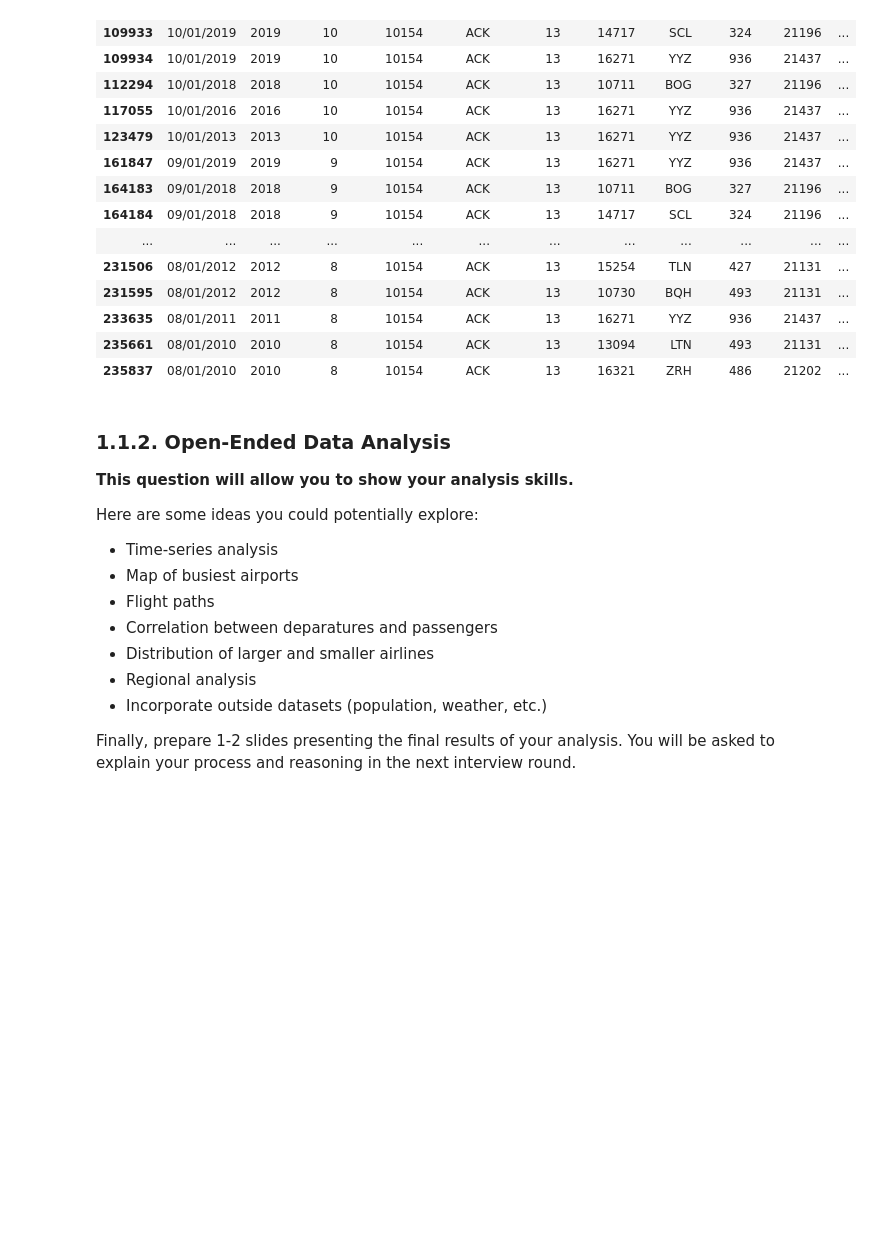
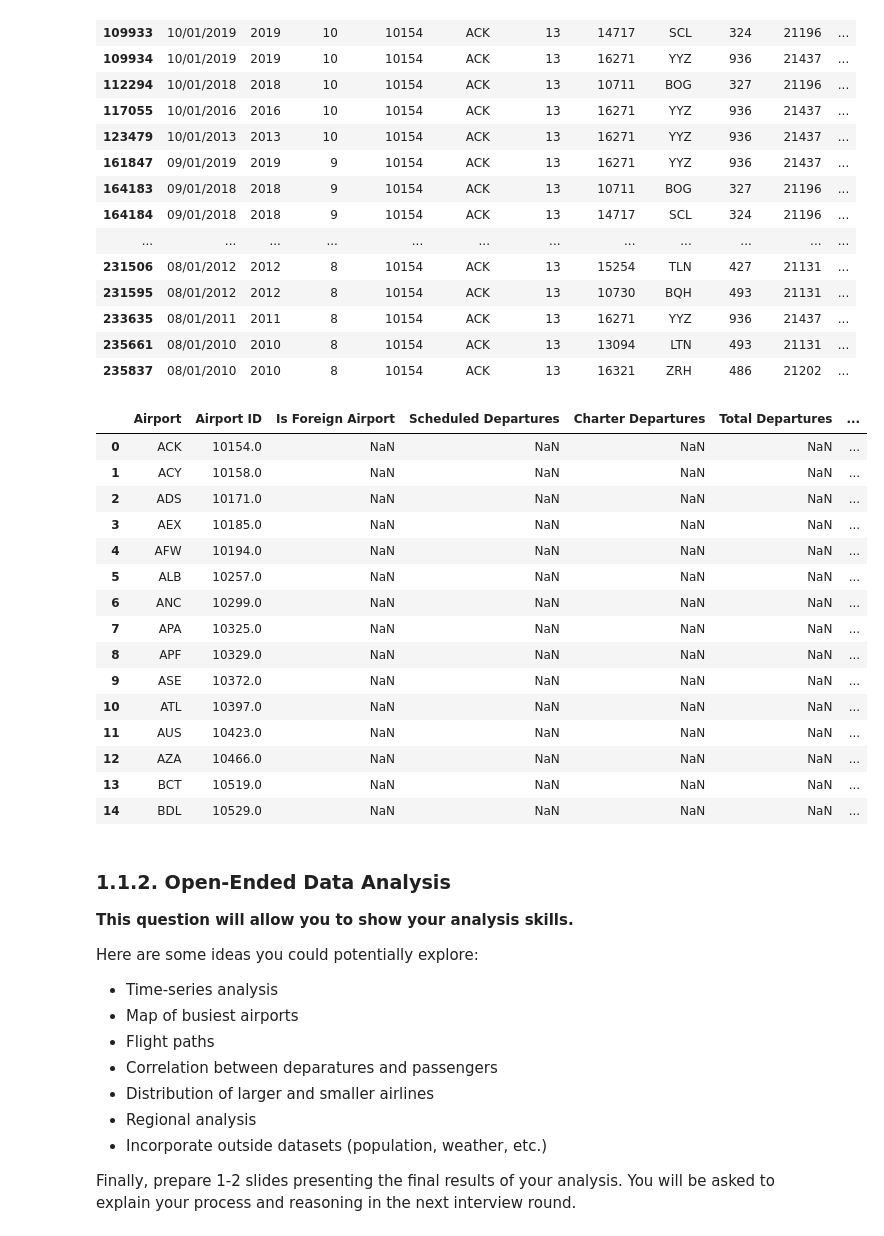
Before and after one commit to Freddy-Y/HDAG-Technical-Deliverable, a Jupyter notebook: F25_HDAG_Deliverable_Case_Team_Analyst.ipynb, the cells around one changed output. Drawn from its saved outputs; the diff is of its cells as text; code cells hidden in the pictures; blank space fills up the shorter version.

```diff
--- a/F25_HDAG_Deliverable_Case_Team_Analyst.ipynb
+++ b/F25_HDAG_Deliverable_Case_Team_Analyst.ipynb
@@ -190,6 +190,51 @@ for row_index in range(len(departure_data)):
 # busiest_foreign_airports_by_passengers = passenger_data
 #     .drop(columns=["data_dte", "Year", "Month", "usg_apt_id", "usg_apt", "usg_wac", "fg_wac", "airlineid", "carrier", "type", "carriergroup"])
 #     .sort(by=[usg_apt], axis=0, ascending=True)
+# %%
+busiest_airports = pd.DataFrame(
+    columns=["Airport", "Airport ID", "Is Foreign Airport", "Scheduled Departures", "Charter Departures", "Total Departures", "Scheduled Passengers", "Charter Passengers", "Total Passengers"])
+
+busiest_airports = busiest_airports.astype({
+    "Airport": "string",
+    "Airport ID": "string",
+    "Is Foreign Airport": "bool",
+    "Scheduled Departures": "int64",
+    "Charter Departures": "int64",
+    "Total Departures": "int64",
+    "Scheduled Passengers": "int64",
+    "Charter Passengers": "int64",
+    "Total Passengers": "int64"})
+
+busiest_airports["Airport"] = pd.concat([
+    departure_data["usg_apt"].drop_duplicates(),
+    departure_data["fg_apt"].drop_duplicates()]).reset_index(drop=True)
+
+busiest_airports["Airport ID"] = pd.concat([
+    departure_data["usg_apt_id"].drop_duplicates(),
+    departure_data["fg_apt_id"].drop_duplicates()]).reset_index(drop=True)
+
+busiest_airports["Is Foreign Airport"]
+
+# busiest_airports["is "]
+
+busiest_airports.head(15)
+# %% [output]
+|  | Airport | Airport ID | Is Foreign Airport | Scheduled Departures | Charter Departures | Total Departures | ... |
+| 0 | ACK | 10154.0 | NaN | NaN | NaN | NaN | ... |
+| 1 | ACY | 10158.0 | NaN | NaN | NaN | NaN | ... |
+| 2 | ADS | 10171.0 | NaN | NaN | NaN | NaN | ... |
+| 3 | AEX | 10185.0 | NaN | NaN | NaN | NaN | ... |
+| 4 | AFW | 10194.0 | NaN | NaN | NaN | NaN | ... |
+| 5 | ALB | 10257.0 | NaN | NaN | NaN | NaN | ... |
+| 6 | ANC | 10299.0 | NaN | NaN | NaN | NaN | ... |
+| 7 | APA | 10325.0 | NaN | NaN | NaN | NaN | ... |
+| 8 | APF | 10329.0 | NaN | NaN | NaN | NaN | ... |
+| 9 | ASE | 10372.0 | NaN | NaN | NaN | NaN | ... |
+| 10 | ATL | 10397.0 | NaN | NaN | NaN | NaN | ... |
+| 11 | AUS | 10423.0 | NaN | NaN | NaN | NaN | ... |
+| 12 | AZA | 10466.0 | NaN | NaN | NaN | NaN | ... |
+| 13 | BCT | 10519.0 | NaN | NaN | NaN | NaN | ... |
+| 14 | BDL | 10529.0 | NaN | NaN | NaN | NaN | ... |
 # %%
 # GEMINI'S CODE:
 
```
